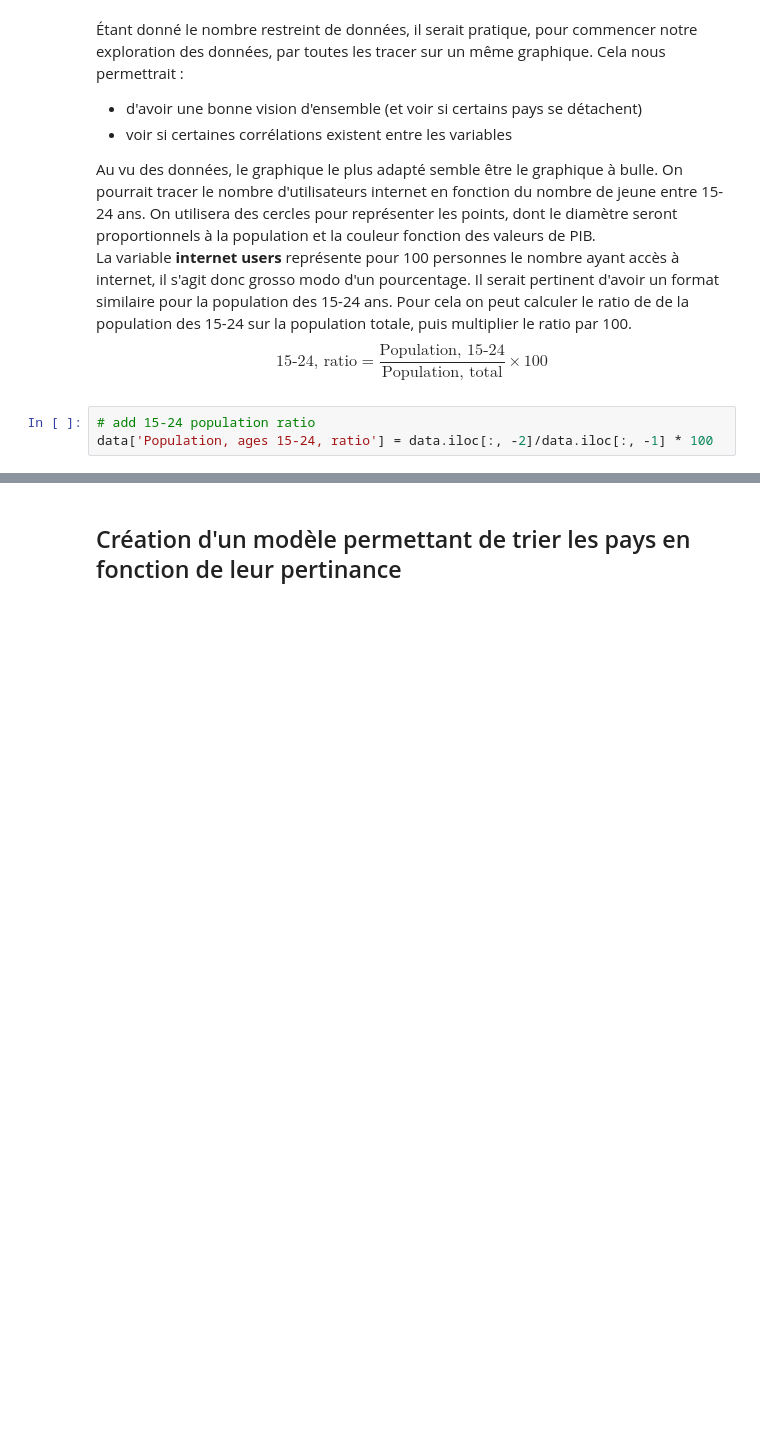
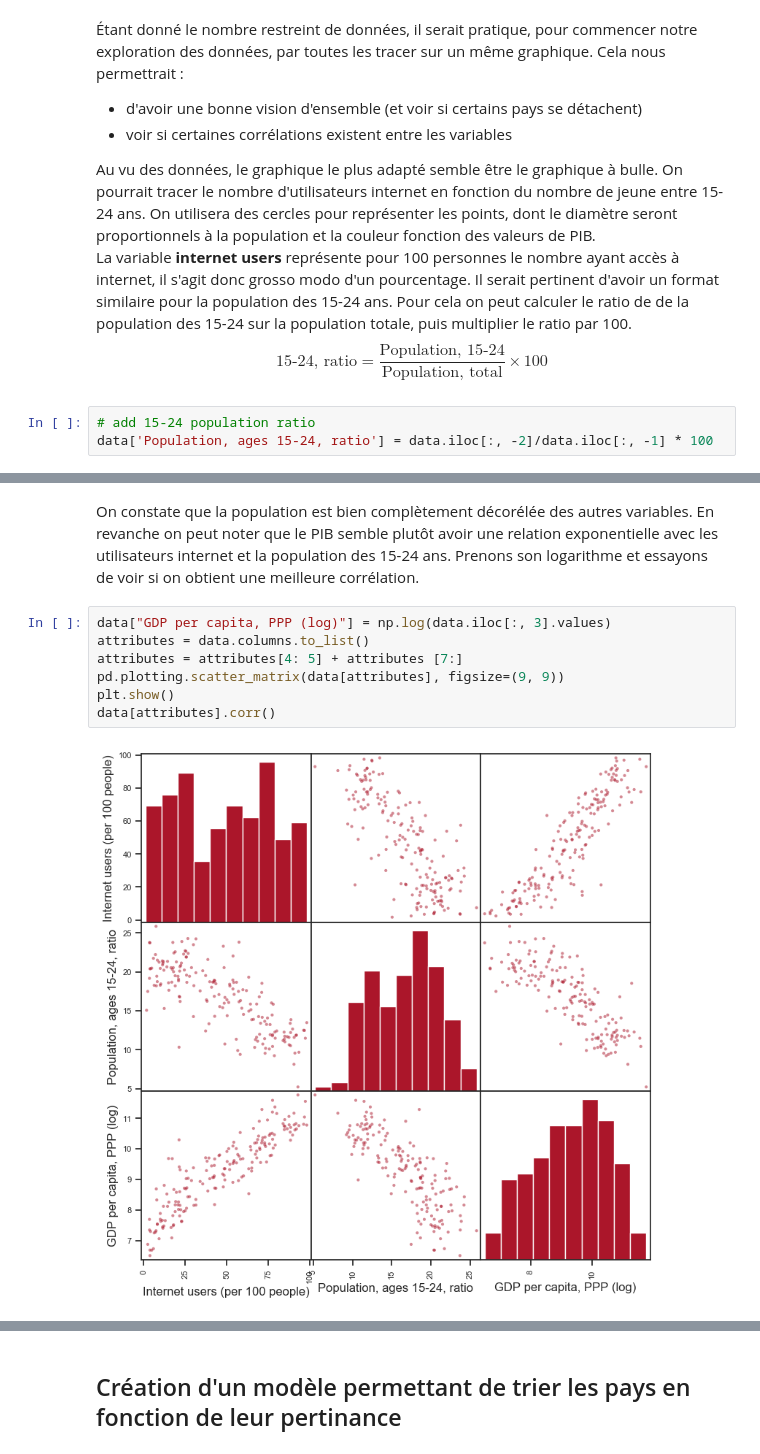
Before and after one commit to Pierre-Eloi/OC_DS_Project2, a Jupyter notebook: Project_2.ipynb, the cells around one changed output, grey strips where cells are left out. Cells and saved outputs as stored; diff of their text form; blank space fills up the shorter version.

```diff
--- a/Project_2.ipynb
+++ b/Project_2.ipynb
@@ -240,0 +334,11 @@ On constate que
+# %% [markdown]
+On constate que la population est bien complètement décorélée des autres variables. En revanche on peut noter que le PIB semble plutôt avoir une relation exponentielle avec les utilisateurs internet et la population des 15-24 ans. Prenons son logarithme et essayons de voir si on obtient une meilleure corrélation.
+# %%
+data["GDP per capita, PPP (log)"] = np.log(data.iloc[:, 3].values)
+attributes = data.columns.to_list()
+attributes = attributes[4: 5] + attributes [7:]
+pd.plotting.scatter_matrix(data[attributes], figsize=(9, 9))
+plt.show()
+data[attributes].corr()
+# %% [output]
+[figure, added]
```
Also changed, not shown: parts of 38 cells of this notebook, 1 other file.
